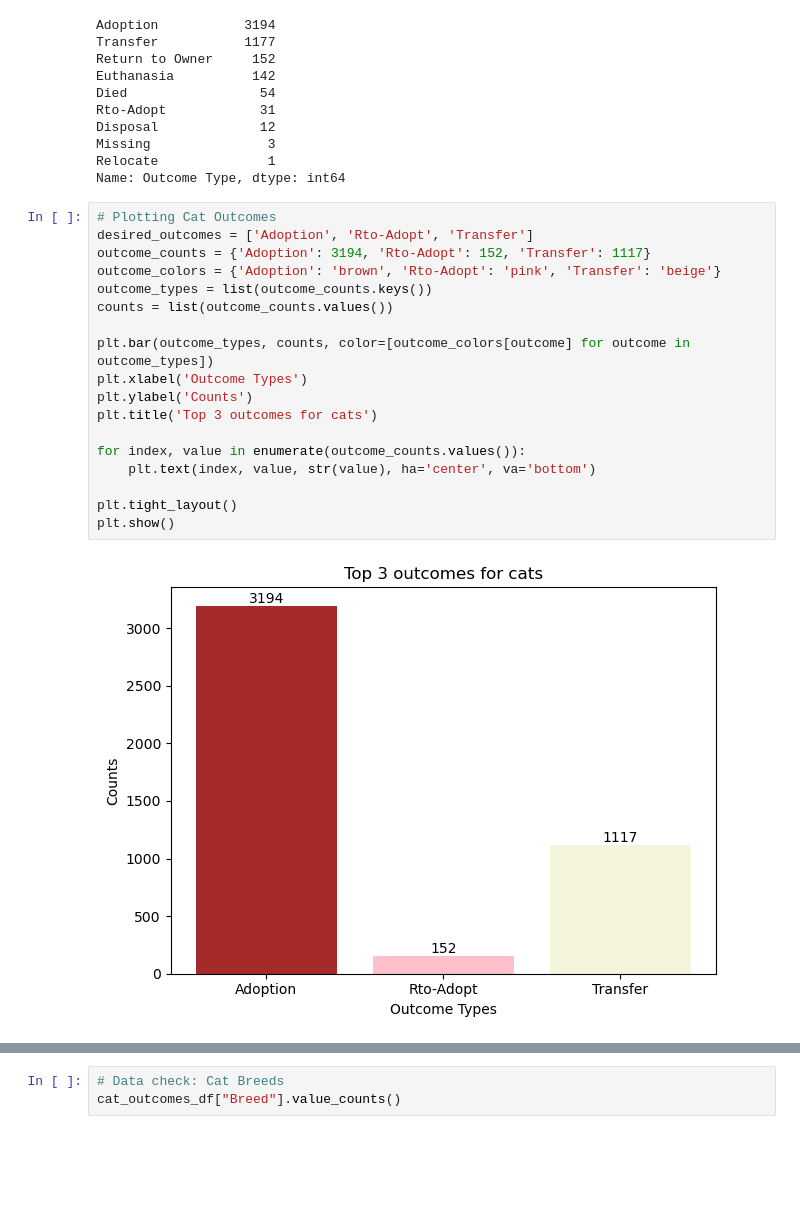
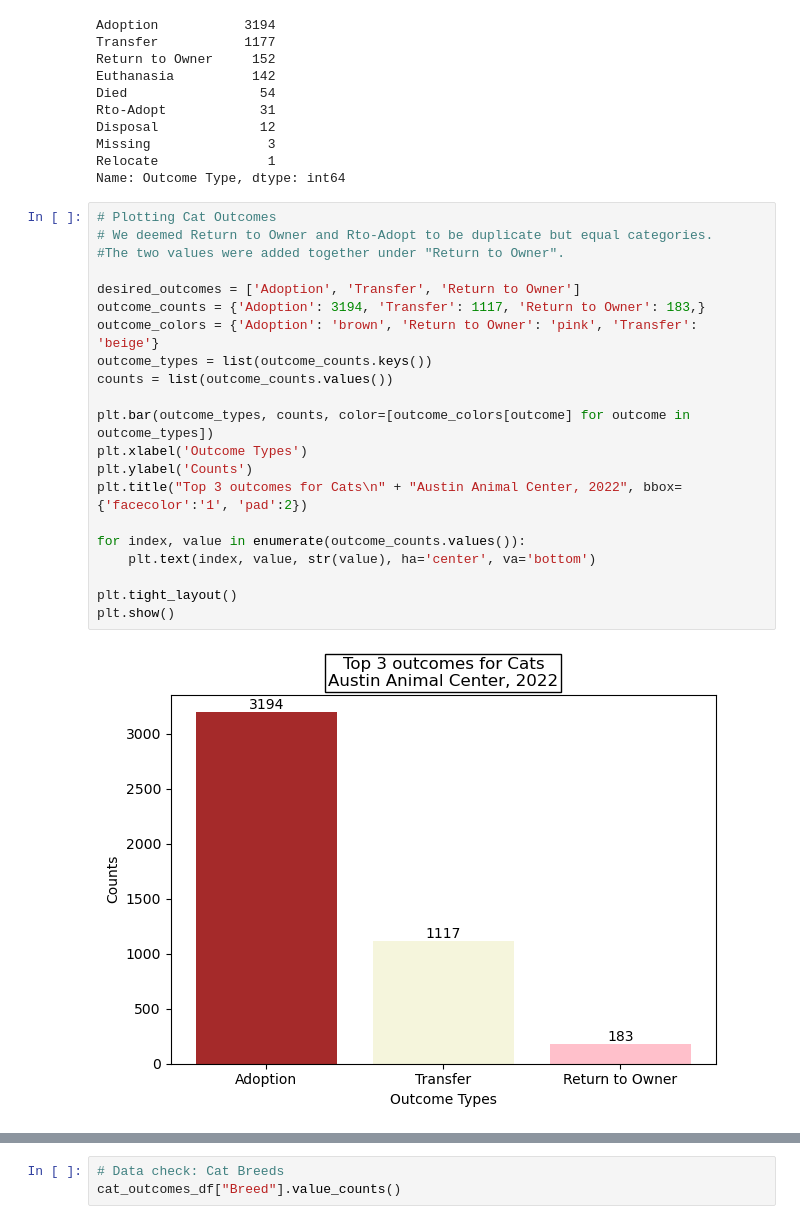
Before and after one commit to SariStormdance/Project_1, a Jupyter notebook: Project Notebook/Project1_Latest.ipynb, the cells around one changed output, grey strips where cells are left out. Cells and saved outputs as stored; diff of their text form; blank space fills up the shorter version.

```diff
--- a/Project Notebook/Project1_Latest.ipynb
+++ b/Project Notebook/Project1_Latest.ipynb
@@ -166,24 +161,27 @@ Relocate              1
 Name: Outcome Type, dtype: int64
 # %%
 # Plotting Cat Outcomes
-desired_outcomes = ['Adoption', 'Rto-Adopt', 'Transfer']
-outcome_counts = {'Adoption': 3194, 'Rto-Adopt': 152, 'Transfer': 1117}
-outcome_colors = {'Adoption': 'brown', 'Rto-Adopt': 'pink', 'Transfer': 'beige'}
+# We deemed Return to Owner and Rto-Adopt to be duplicate but equal categories.
+#The two values were added together under "Return to Owner".
+
+desired_outcomes = ['Adoption', 'Transfer', 'Return to Owner']
+outcome_counts = {'Adoption': 3194, 'Transfer': 1117, 'Return to Owner': 183,}
+outcome_colors = {'Adoption': 'brown', 'Return to Owner': 'pink', 'Transfer': 'beige'}
 outcome_types = list(outcome_counts.keys())
 counts = list(outcome_counts.values())
 
 plt.bar(outcome_types, counts, color=[outcome_colors[outcome] for outcome in outcome_types])
 plt.xlabel('Outcome Types')
 plt.ylabel('Counts')
-plt.title('Top 3 outcomes for cats')
+plt.title("Top 3 outcomes for Cats\n" + "Austin Animal Center, 2022", bbox={'facecolor':'1', 'pad':2})
 
 for index, value in enumerate(outcome_counts.values()):
     plt.text(index, value, str(value), ha='center', va='bottom')
 
 plt.tight_layout()
 plt.show()
 # %% [output]
-[figure, old version]
+[figure, new version]
 # %%
 # Plotting Cat Adoptions by Month
 cat_adoptions_df = cat_outcomes_df.loc[cat_outcomes_df["Outcome Type"] == "Adoption"]
```
Also changed, not shown: parts of 9 cells of this notebook.
